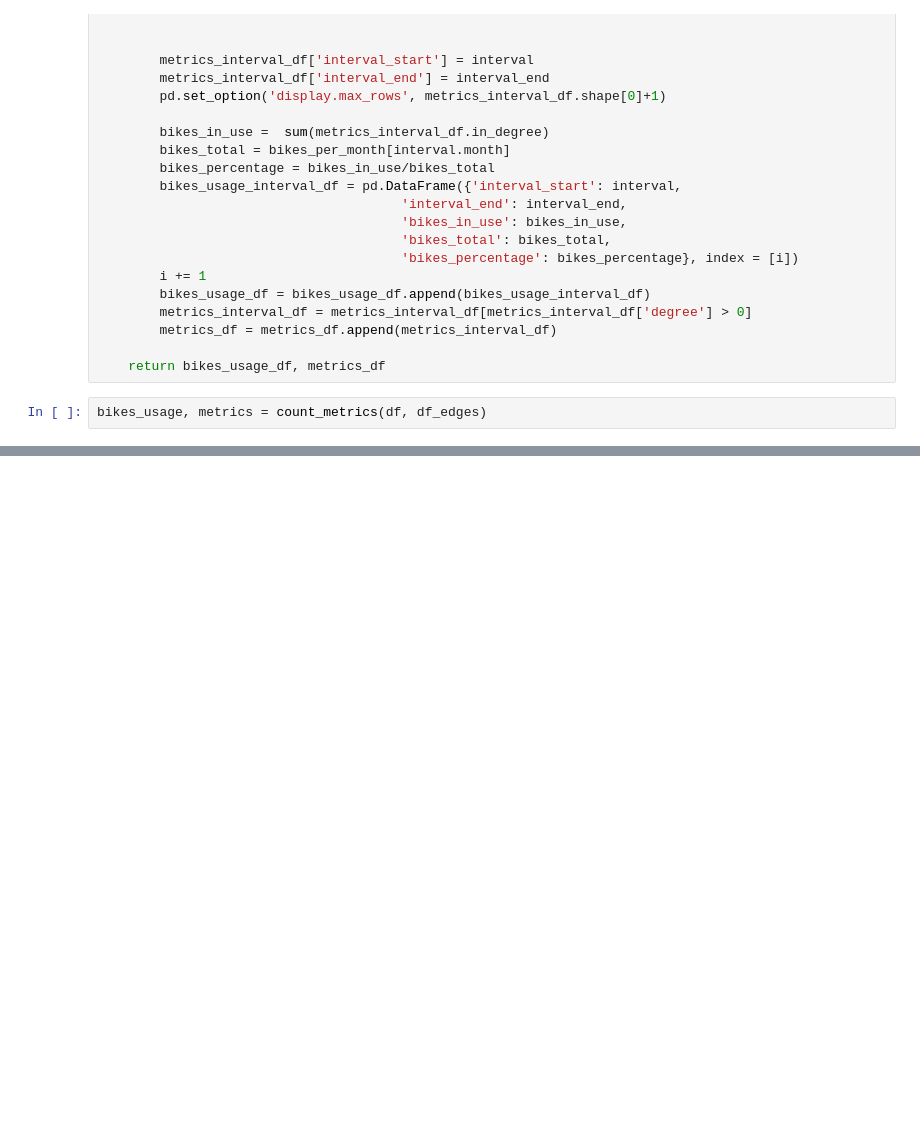
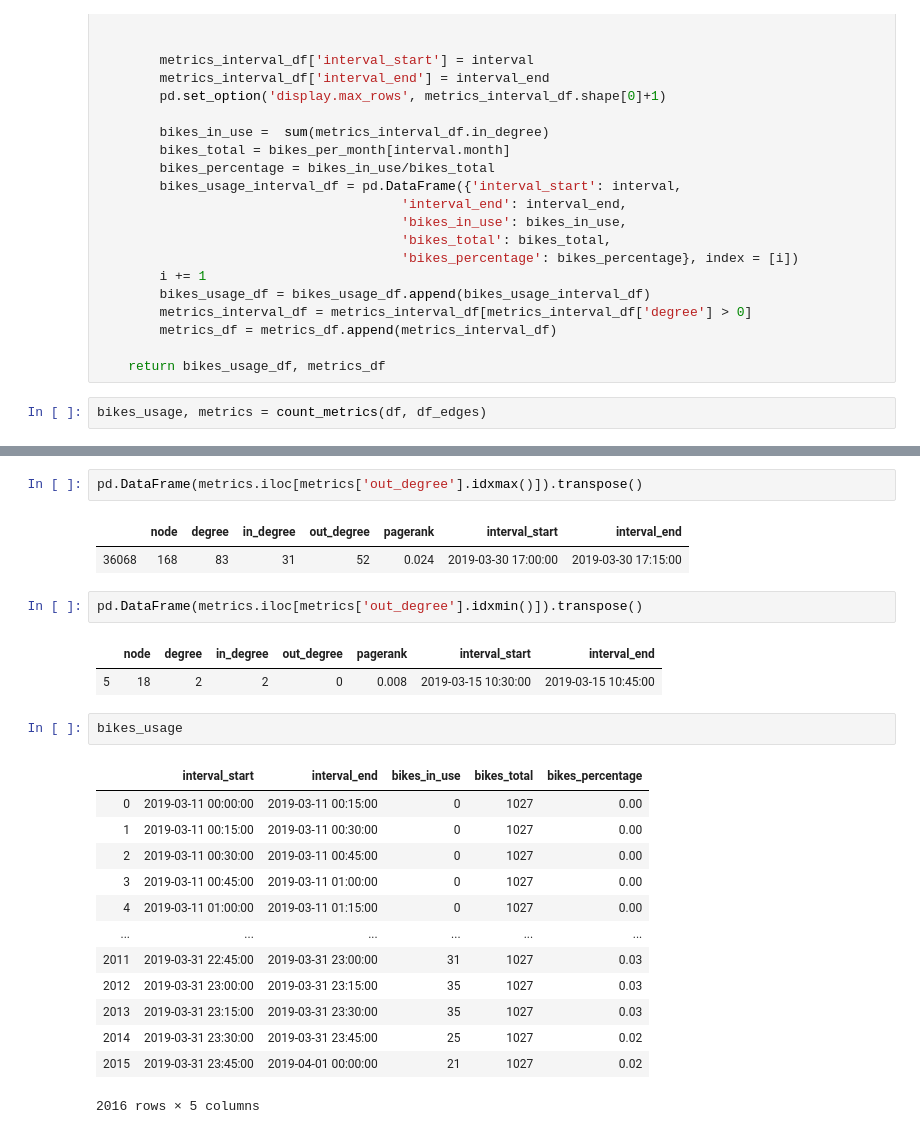
Before and after one commit to burnpiro/wod-bike-dataset-generator, a Jupyter notebook: generate_metrics.ipynb, the cells around one changed output, grey strips where cells are left out. Cells and saved outputs as stored; diff of their text form; blank space fills up the shorter version.

```diff
--- a/generate_metrics.ipynb
+++ b/generate_metrics.ipynb
@@ -267,0 +352,26 @@ metrics
+# %%
+pd.DataFrame(metrics.iloc[metrics['out_degree'].idxmax()]).transpose()
+# %% [output]
+|  | node | degree | in_degree | out_degree | pagerank | interval_start | interval_end |
+| 36068 | 168 | 83 | 31 | 52 | 0.024 | 2019-03-30 17:00:00 | 2019-03-30 17:15:00 |
+# %%
+pd.DataFrame(metrics.iloc[metrics['out_degree'].idxmin()]).transpose()
+# %% [output]
+|  | node | degree | in_degree | out_degree | pagerank | interval_start | interval_end |
+| 5 | 18 | 2 | 2 | 0 | 0.008 | 2019-03-15 10:30:00 | 2019-03-15 10:45:00 |
+# %%
+bikes_usage
+# %% [output]
+|  | interval_start | interval_end | bikes_in_use | bikes_total | bikes_percentage |
+| 0 | 2019-03-11 00:00:00 | 2019-03-11 00:15:00 | 0 | 1027 | 0.00 |
+| 1 | 2019-03-11 00:15:00 | 2019-03-11 00:30:00 | 0 | 1027 | 0.00 |
+| 2 | 2019-03-11 00:30:00 | 2019-03-11 00:45:00 | 0 | 1027 | 0.00 |
+| 3 | 2019-03-11 00:45:00 | 2019-03-11 01:00:00 | 0 | 1027 | 0.00 |
+| 4 | 2019-03-11 01:00:00 | 2019-03-11 01:15:00 | 0 | 1027 | 0.00 |
+| ... | ... | ... | ... | ... | ... |
+| 2011 | 2019-03-31 22:45:00 | 2019-03-31 23:00:00 | 31 | 1027 | 0.03 |
+| 2012 | 2019-03-31 23:00:00 | 2019-03-31 23:15:00 | 35 | 1027 | 0.03 |
+| 2013 | 2019-03-31 23:15:00 | 2019-03-31 23:30:00 | 35 | 1027 | 0.03 |
+| 2014 | 2019-03-31 23:30:00 | 2019-03-31 23:45:00 | 25 | 1027 | 0.02 |
+| 2015 | 2019-03-31 23:45:00 | 2019-04-01 00:00:00 | 21 | 1027 | 0.02 |
+2016 rows × 5 columns
```
Also changed, not shown: parts of 24 cells of this notebook, 47 other files.
